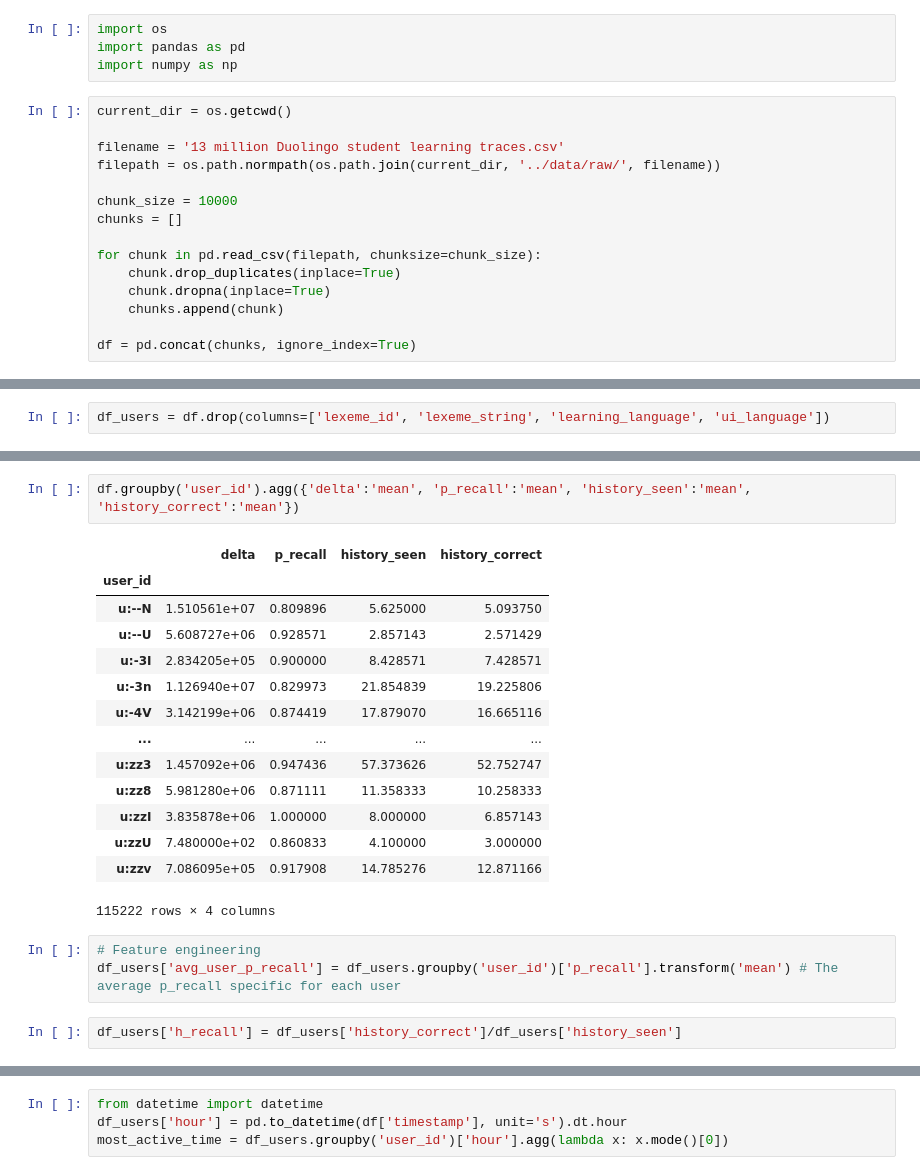
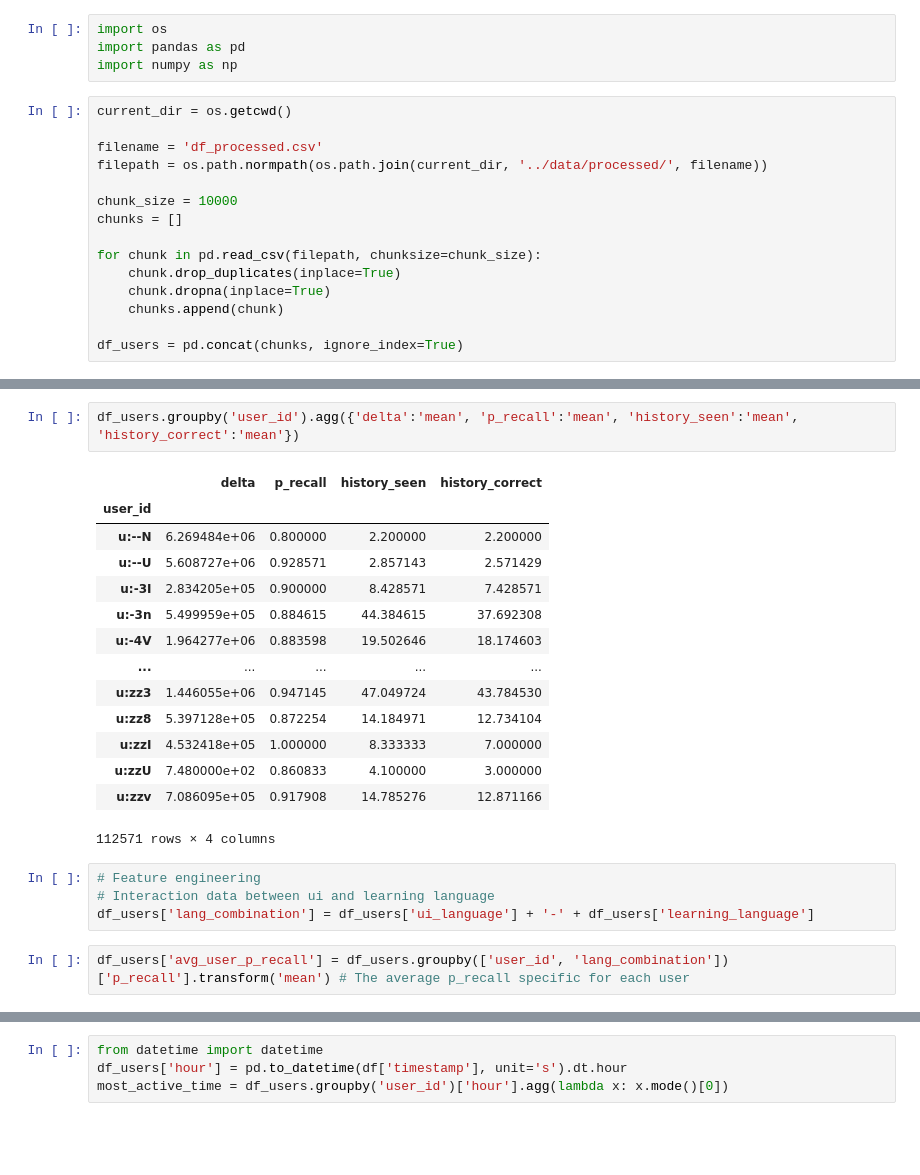
Before and after one commit to juliakubisa/spaced_repetition_algorithm, a Jupyter notebook: notebooks/user_embeddings.ipynb, the cells around one changed output, grey strips where cells are left out. Drawn from its saved outputs; the diff is of its cells as text; blank space fills up the shorter version.

```diff
--- a/notebooks/user_embeddings.ipynb
+++ b/notebooks/user_embeddings.ipynb
@@ -5,8 +5,8 @@ import numpy as np
 # %%
 current_dir = os.getcwd()
 
-filename = '13 million Duolingo student learning traces.csv'
-filepath = os.path.normpath(os.path.join(current_dir, '../data/raw/', filename))
+filename = 'df_processed.csv'
+filepath = os.path.normpath(os.path.join(current_dir, '../data/processed/', filename))
 
 chunk_size = 10000
 chunks = []
@@ -16,7 +16,7 @@ for chunk in pd.read_csv(filepath, chunksize=chunk_size):
     chunk.dropna(inplace=True)
     chunks.append(chunk)
 
-df = pd.concat(chunks, ignore_index=True)
+df_users = pd.concat(chunks, ignore_index=True)
 # %%
 # HYPOTHESIS 2
 """ User embeddings"""
@@ -35,5 +26,3 @@ df.head()
-# %%
-df_users = df.drop(columns=['lexeme_id', 'lexeme_string', 'learning_language', 'ui_language'])
 # %%
 df_users.head()
 # %% [output]
@@ -58,23 +35,24 @@ df_users.describe()
 # %%
-df.groupby('user_id').agg({'delta':'mean', 'p_recall':'mean', 'history_seen':'mean', 'history_correct':'mean'})
+df_users.groupby('user_id').agg({'delta':'mean', 'p_recall':'mean', 'history_seen':'mean', 'history_correct':'mean'})
 # %% [output]
 |  | delta | p_recall | history_seen | history_correct |
 | user_id |  |  |  |  |
-| u:--N | 1.510561e+07 | 0.809896 | 5.625000 | 5.093750 |
+| u:--N | 6.269484e+06 | 0.800000 | 2.200000 | 2.200000 |
 | u:--U | 5.608727e+06 | 0.928571 | 2.857143 | 2.571429 |
 | u:-3I | 2.834205e+05 | 0.900000 | 8.428571 | 7.428571 |
-| u:-3n | 1.126940e+07 | 0.829973 | 21.854839 | 19.225806 |
-| u:-4V | 3.142199e+06 | 0.874419 | 17.879070 | 16.665116 |
+| u:-3n | 5.499959e+05 | 0.884615 | 44.384615 | 37.692308 |
+| u:-4V | 1.964277e+06 | 0.883598 | 19.502646 | 18.174603 |
 | ... | ... | ... | ... | ... |
-| u:zz3 | 1.457092e+06 | 0.947436 | 57.373626 | 52.752747 |
-| u:zz8 | 5.981280e+06 | 0.871111 | 11.358333 | 10.258333 |
-| u:zzI | 3.835878e+06 | 1.000000 | 8.000000 | 6.857143 |
+| u:zz3 | 1.446055e+06 | 0.947145 | 47.049724 | 43.784530 |
+| u:zz8 | 5.397128e+05 | 0.872254 | 14.184971 | 12.734104 |
+| u:zzI | 4.532418e+05 | 1.000000 | 8.333333 | 7.000000 |
 | u:zzU | 7.480000e+02 | 0.860833 | 4.100000 | 3.000000 |
 | u:zzv | 7.086095e+05 | 0.917908 | 14.785276 | 12.871166 |
-115222 rows × 4 columns
+112571 rows × 4 columns
+# %%
+# Feature engineering
+# Interaction data between ui and learning language
+df_users['lang_combination'] = df_users['ui_language'] + '-' + df_users['learning_language']
 # %%
-# Feature engineering
-df_users['avg_user_p_recall'] = df_users.groupby('user_id')['p_recall'].transform('mean') # The average p_recall specific for each user
+df_users['avg_user_p_recall'] = df_users.groupby(['user_id', 'lang_combination'])['p_recall'].transform('mean') # The average p_recall specific for each user
-# %%
-df_users['h_recall'] = df_users['history_correct']/df_users['history_seen']
 # %%
```
Also changed, not shown: parts of 15 cells of this notebook, 2 other files.
